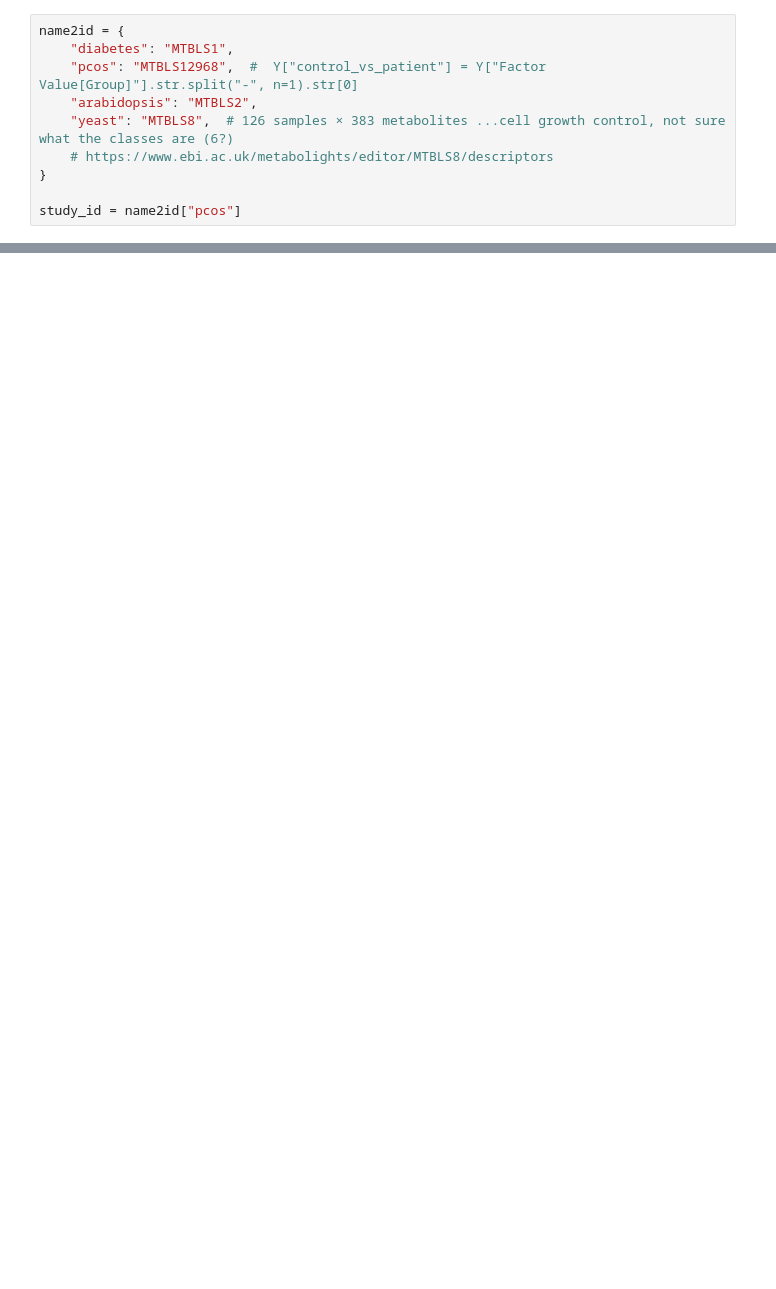
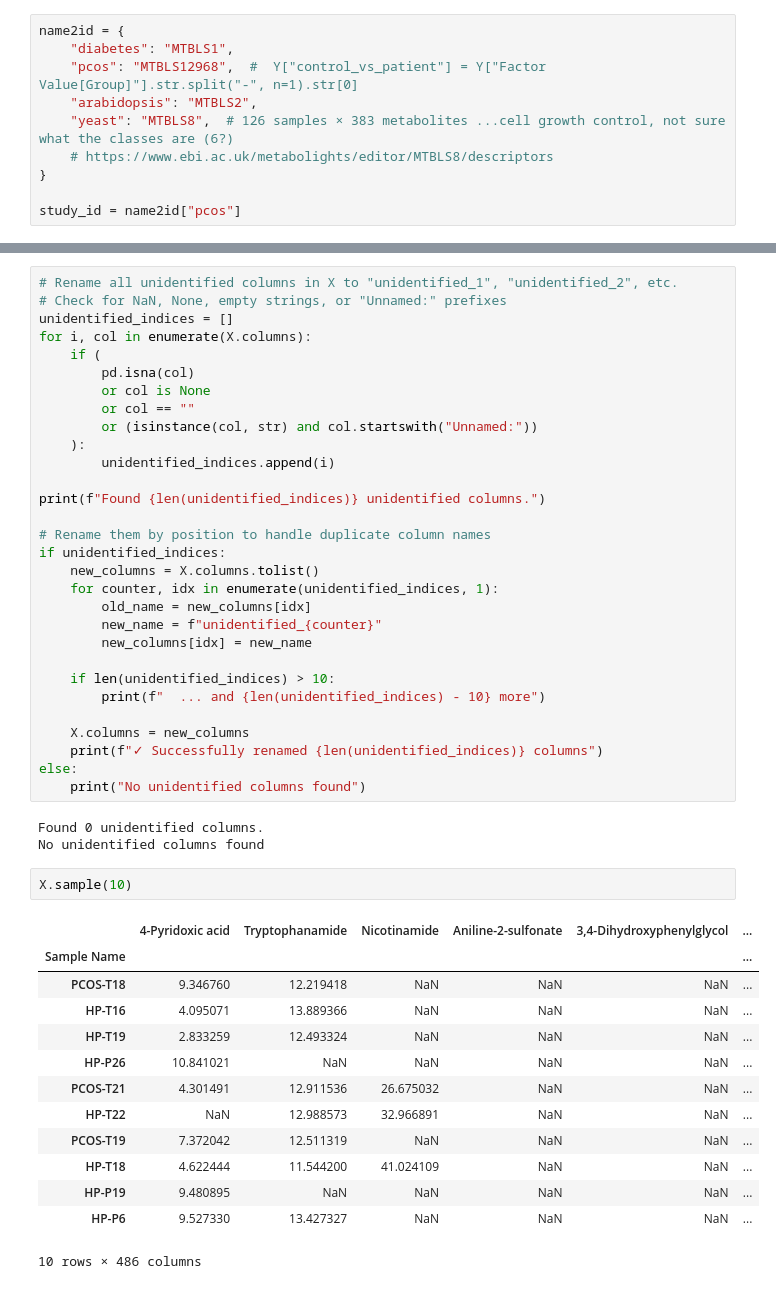
Before and after one commit to kat-er-ina/gemss_testing, a Jupyter notebook: real_world_applications/notebooks/get_data_from_metabolights.ipynb, the cells around one changed output, grey strips where cells are left out. Saved outputs shown, nothing was run; the diff lists cells and outputs as text; blank space fills up the shorter version.

```diff
--- a/real_world_applications/notebooks/get_data_from_metabolights.ipynb
+++ b/real_world_applications/notebooks/get_data_from_metabolights.ipynb
@@ -178,2 +236,51 @@ else:
+# %%
+# Rename all unidentified columns in X to "unidentified_1", "unidentified_2", etc.
+# Check for NaN, None, empty strings, or "Unnamed:" prefixes
+unidentified_indices = []
+for i, col in enumerate(X.columns):
+    if (
+        pd.isna(col)
+        or col is None
+        or col == ""
+        or (isinstance(col, str) and col.startswith("Unnamed:"))
+    ):
+        unidentified_indices.append(i)
+
+print(f"Found {len(unidentified_indices)} unidentified columns.")
+
+# Rename them by position to handle duplicate column names
+if unidentified_indices:
+    new_columns = X.columns.tolist()
+    for counter, idx in enumerate(unidentified_indices, 1):
+        old_name = new_columns[idx]
+        new_name = f"unidentified_{counter}"
+        new_columns[idx] = new_name
+
+    if len(unidentified_indices) > 10:
+        print(f"  ... and {len(unidentified_indices) - 10} more")
+
+    X.columns = new_columns
+    print(f"✓ Successfully renamed {len(unidentified_indices)} columns")
+else:
+    print("No unidentified columns found")
+# %% [output]
+Found 0 unidentified columns.
+No unidentified columns found
+# %%
+X.sample(10)
+# %% [output]
+|  | 4-Pyridoxic acid | Tryptophanamide | Nicotinamide | Aniline-2-sulfonate | 3,4-Dihydroxyphenylglycol | ... |
+| Sample Name |  |  |  |  |  | ... |
+| PCOS-T18 | 9.346760 | 12.219418 | NaN | NaN | NaN | ... |
+| HP-T16 | 4.095071 | 13.889366 | NaN | NaN | NaN | ... |
+| HP-T19 | 2.833259 | 12.493324 | NaN | NaN | NaN | ... |
+| HP-P26 | 10.841021 | NaN | NaN | NaN | NaN | ... |
+| PCOS-T21 | 4.301491 | 12.911536 | 26.675032 | NaN | NaN | ... |
+| HP-T22 | NaN | 12.988573 | 32.966891 | NaN | NaN | ... |
+| PCOS-T19 | 7.372042 | 12.511319 | NaN | NaN | NaN | ... |
+| HP-T18 | 4.622444 | 11.544200 | 41.024109 | NaN | NaN | ... |
+| HP-P19 | 9.480895 | NaN | NaN | NaN | NaN | ... |
+| HP-P6 | 9.527330 | 13.427327 | NaN | NaN | NaN | ... |
+10 rows × 486 columns
 # %%
 Y.sample(10)
```
Also changed, not shown: parts of 15 cells of this notebook, 11 other files.
